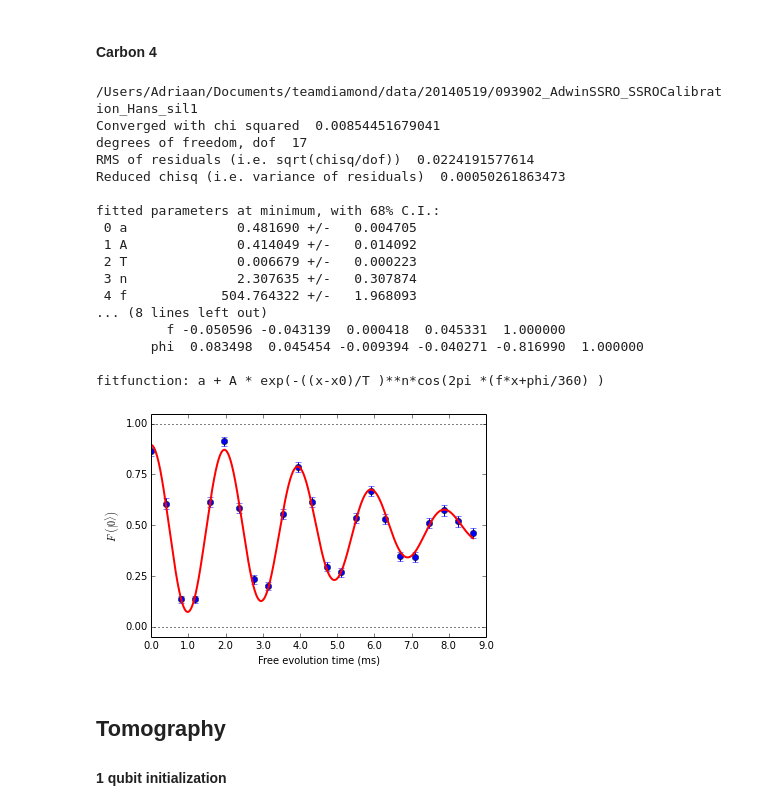
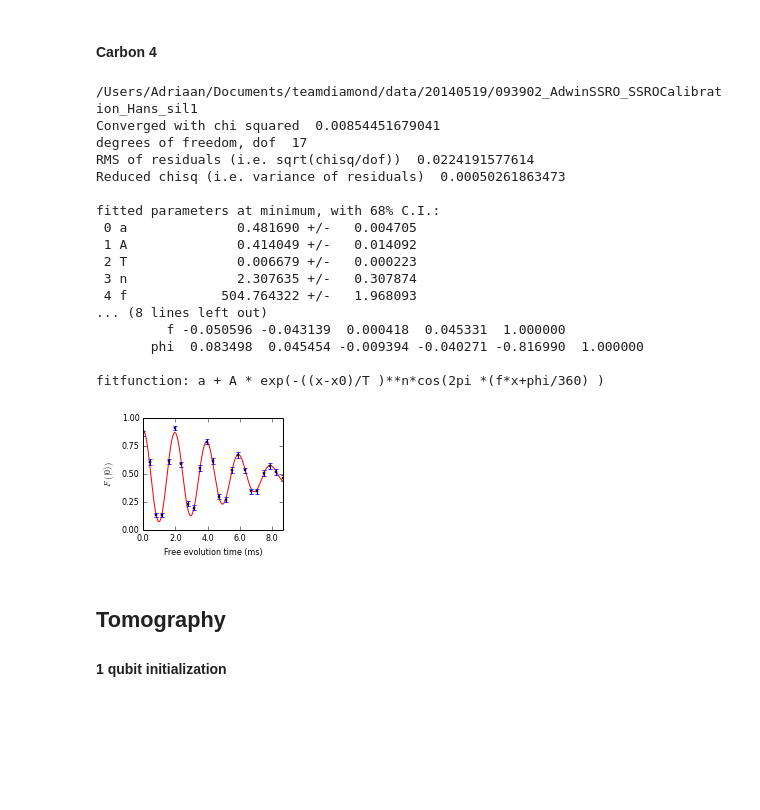
Before and after one commit to AdriaanRol/iPythonNotebooks, a Jupyter notebook: LT2/Master Thesis Figures Adriaan.ipynb, the cells around one changed output. Drawn from its saved outputs; the diff is of its cells as text; code cells hidden in the pictures; blank space fills up the shorter version.

```diff
--- a/LT2/Master Thesis Figures Adriaan.ipynb
+++ b/LT2/Master Thesis Figures Adriaan.ipynb
@@ -215,29 +218,31 @@ fitfunction: a + A * exp(-((x-x0)/T )**n*cos(2pi *(f*x+phi/360) )
 # %% [markdown]
 #### Carbon 4
 # %%
-reload(cr)
-fr =cr.Carbon_Ramsey(timestamp='20140519_183105',ssro_calib_timestamp= '20140519_093902',savename= 'Carbon4_T2star',
-                     frequency = 500, offset = 0.5, amplitude = 0.5,  decay_constant = .008 ,
+reload(crT2)
+fr =crT2.Carbon_Ramsey(timestamp='20140519_183105',ssro_calib_timestamp= '20140519_093902',savename= 'Carbon4_T2star',
+                     frequency = 500, offset = 0.5, amplitude = 0.5,  decay_constant = .008 ,xticks = [0,2e-3,4e-3,6e-3,8e-3],
+                     figsize = (2.5,2),fontsize = 8,
+                     linewidth = 1,markersize =2,
                      phase =0, plot_fit = True, do_print = True, show_guess = False,print_info=False)
 # %% [output]
 /Users/Adriaan/Documents/teamdiamond/data/20140519/093902_AdwinSSRO_SSROCalibration_Hans_sil1
 Converged with chi squared  0.00854451679041
 degrees of freedom, dof  17
 RMS of residuals (i.e. sqrt(chisq/dof))  0.0224191577614
 Reduced chisq (i.e. variance of residuals)  0.00050261863473
 
 fitted parameters at minimum, with 68% C.I.:
  0 a              0.481690 +/-   0.004705
  1 A              0.414049 +/-   0.014092
  2 T              0.006679 +/-   0.000223
  3 n              2.307635 +/-   0.307874
  4 f            504.764322 +/-   1.968093
 ... (8 lines left out)
          f -0.050596 -0.043139  0.000418  0.045331  1.000000
        phi  0.083498  0.045454 -0.009394 -0.040271 -0.816990  1.000000
 
 fitfunction: a + A * exp(-((x-x0)/T )**n*cos(2pi *(f*x+phi/360) )
-[figure, old version]
+[figure, new version]
 # %% [markdown]
 ## Tomography
 #### 1 qubit initialization
```
Also changed, not shown: parts of 3 cells of this notebook.
